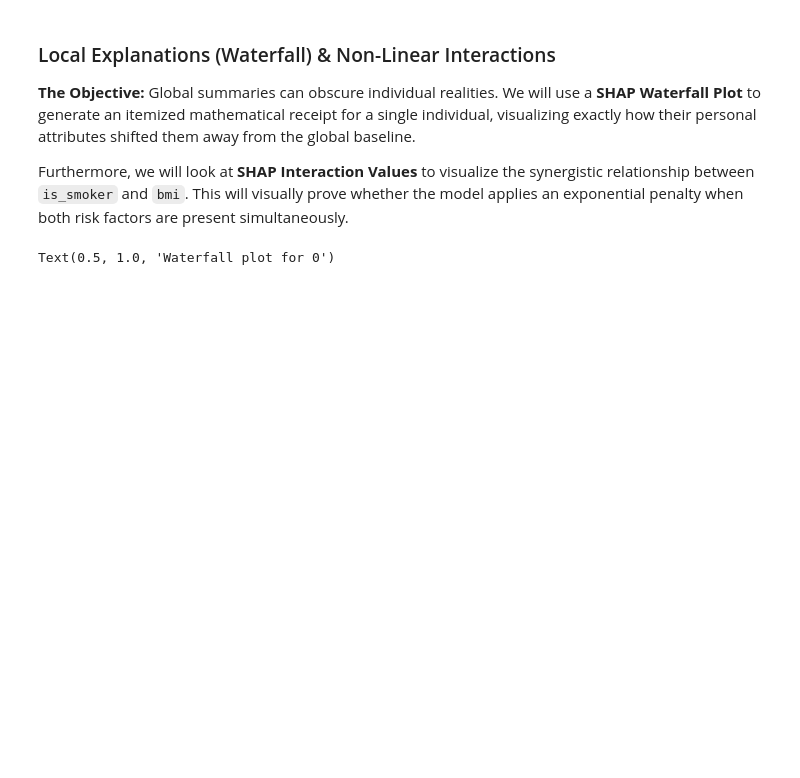
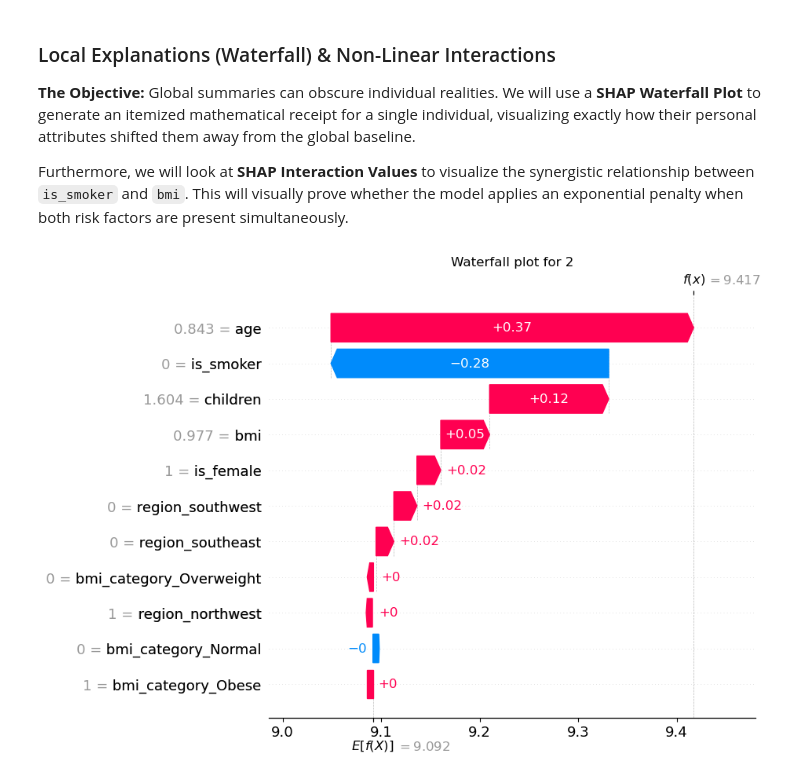
Before and after one commit to khushishahs02/exploratory-data-analysis, a Jupyter notebook: notebooks/03_Modeling.ipynb, the cells around one changed output. Saved outputs shown, nothing was run; the diff lists cells and outputs as text; code cells hidden in the pictures; blank space fills up the shorter version.

```diff
--- a/notebooks/03_Modeling.ipynb
+++ b/notebooks/03_Modeling.ipynb
@@ -608,9 +606,10 @@ Global summaries can obscure individual realities. We will use a **SHAP Waterfal
 
 Furthermore, we will look at **SHAP Interaction Values** to visualize the synergistic relationship between `is_smoker` and `bmi`. This will visually prove whether the model applies an exponential penalty when both risk factors are present simultaneously.
 # %%
-patient_id = 0
+patient_id = 2
 plt.figure(figsize=(10, 6))
 shap.plots.waterfall(shap_values[patient_id], max_display=11, show=False)
 plt.title(f"Waterfall plot for {patient_id}")
+plt.show()
 # %% [output]
-Text(0.5, 1.0, 'Waterfall plot for 0')
+[figure, added]
```
Also changed, not shown: parts of 7 cells of this notebook.
